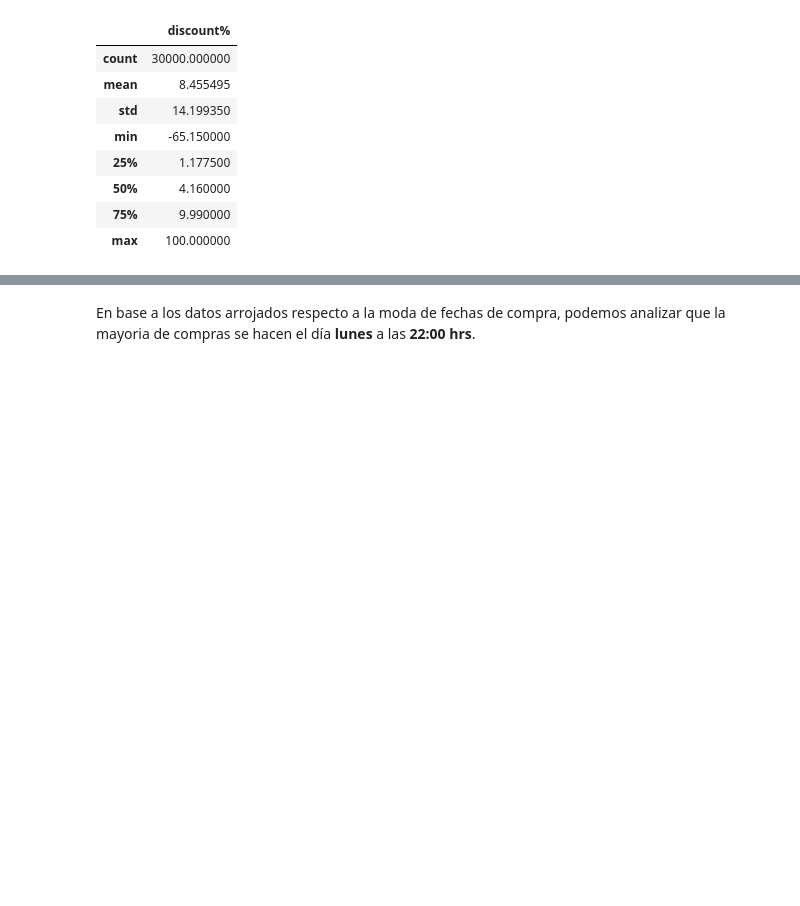
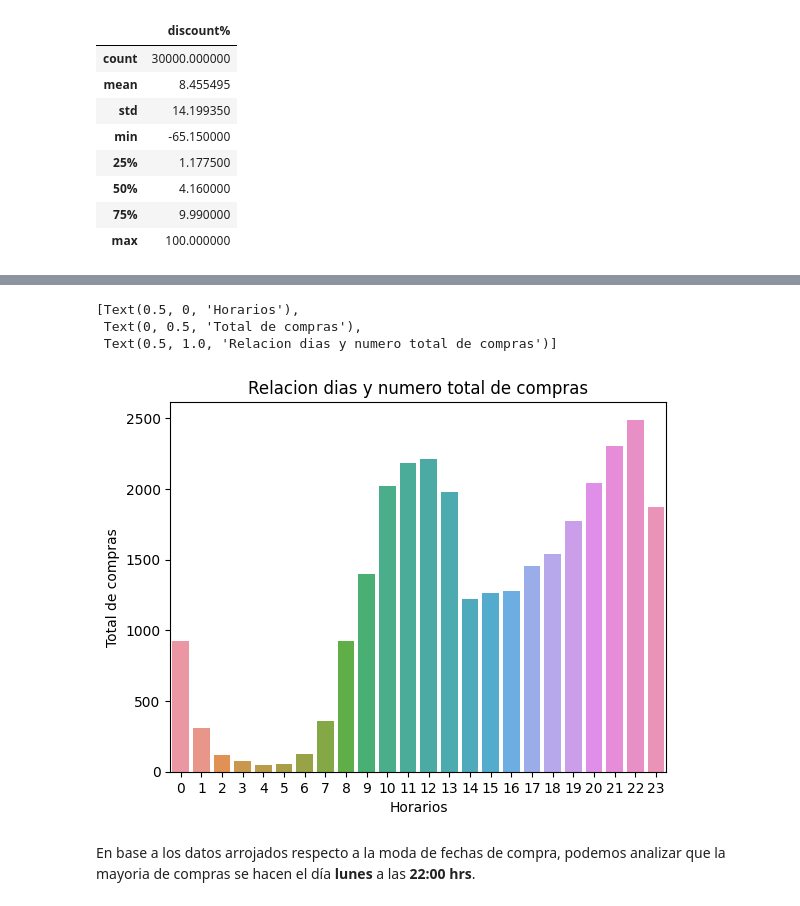
Before and after one commit to Francisco1583/francisco123, a Jupyter notebook: retoAnalitica/tarea2.ipynb, the cells around one changed output, grey strips where cells are left out. Cells and saved outputs as stored; diff of their text form; code cells hidden in the pictures; blank space fills up the shorter version.

```diff
--- a/retoAnalitica/tarea2.ipynb
+++ b/retoAnalitica/tarea2.ipynb
@@ -131,2 +155,12 @@ Moda de las fechas de compra
+# %%
+time_frec = date_df.pivot_table(columns = ['hour'], aggfunc = 'size')
+
+time_grafic = sns.barplot(x = time_frec.index, y = time_frec.values)
+time_grafic.set(xlabel ="Horarios", ylabel = "Total de compras", title ='Relacion dias y numero total de compras')
+# %% [output]
+[Text(0.5, 0, 'Horarios'),
+ Text(0, 0.5, 'Total de compras'),
+ Text(0.5, 1.0, 'Relacion dias y numero total de compras')]
+[figure, added]
 # %% [markdown]
 En base a los datos arrojados respecto a la moda de fechas de compra, podemos analizar que la mayoria de compras se hacen el día **lunes** a las **22:00 hrs**.
```
Also changed, not shown: parts of 8 cells of this notebook, 1 other file.
